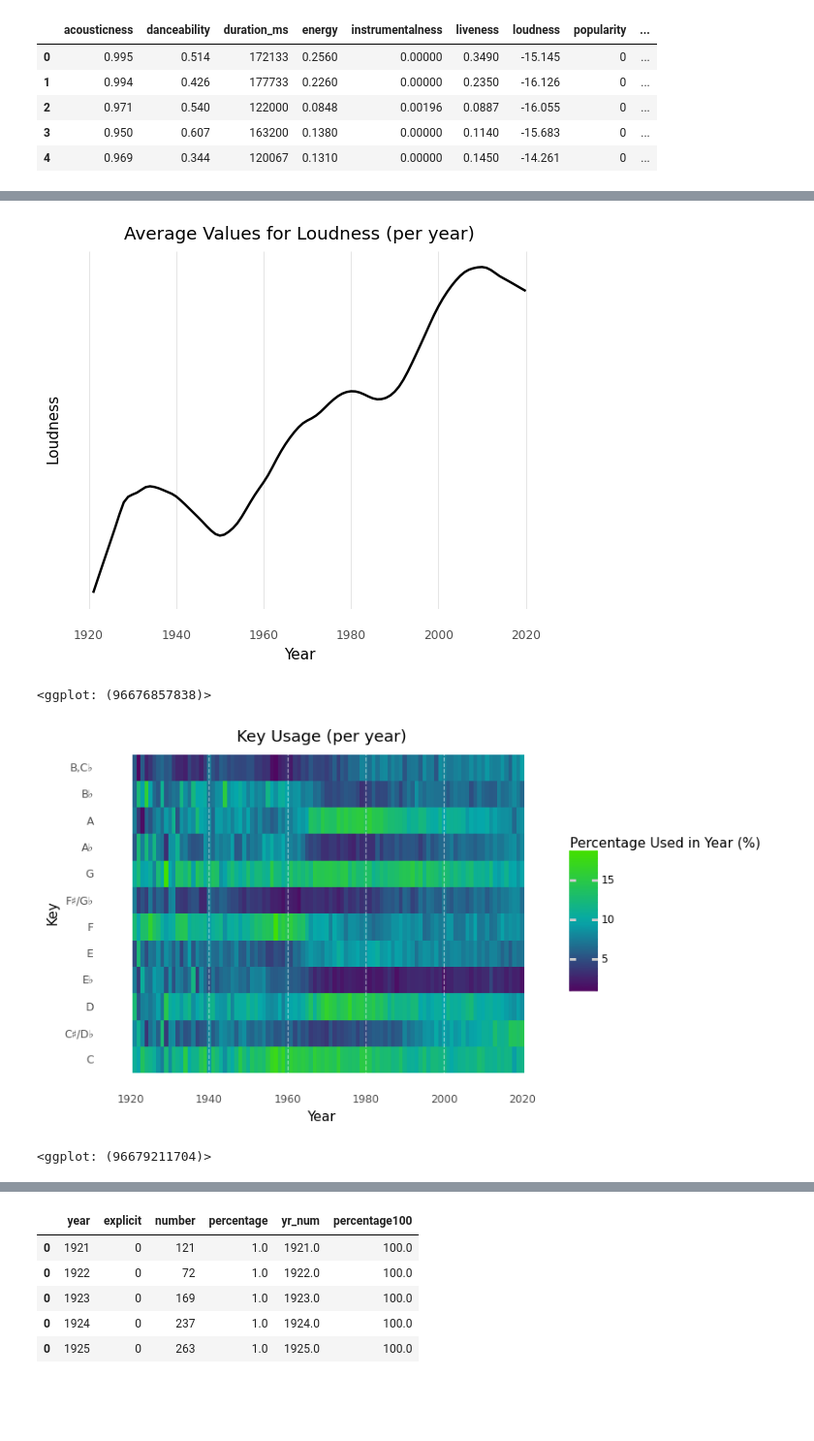
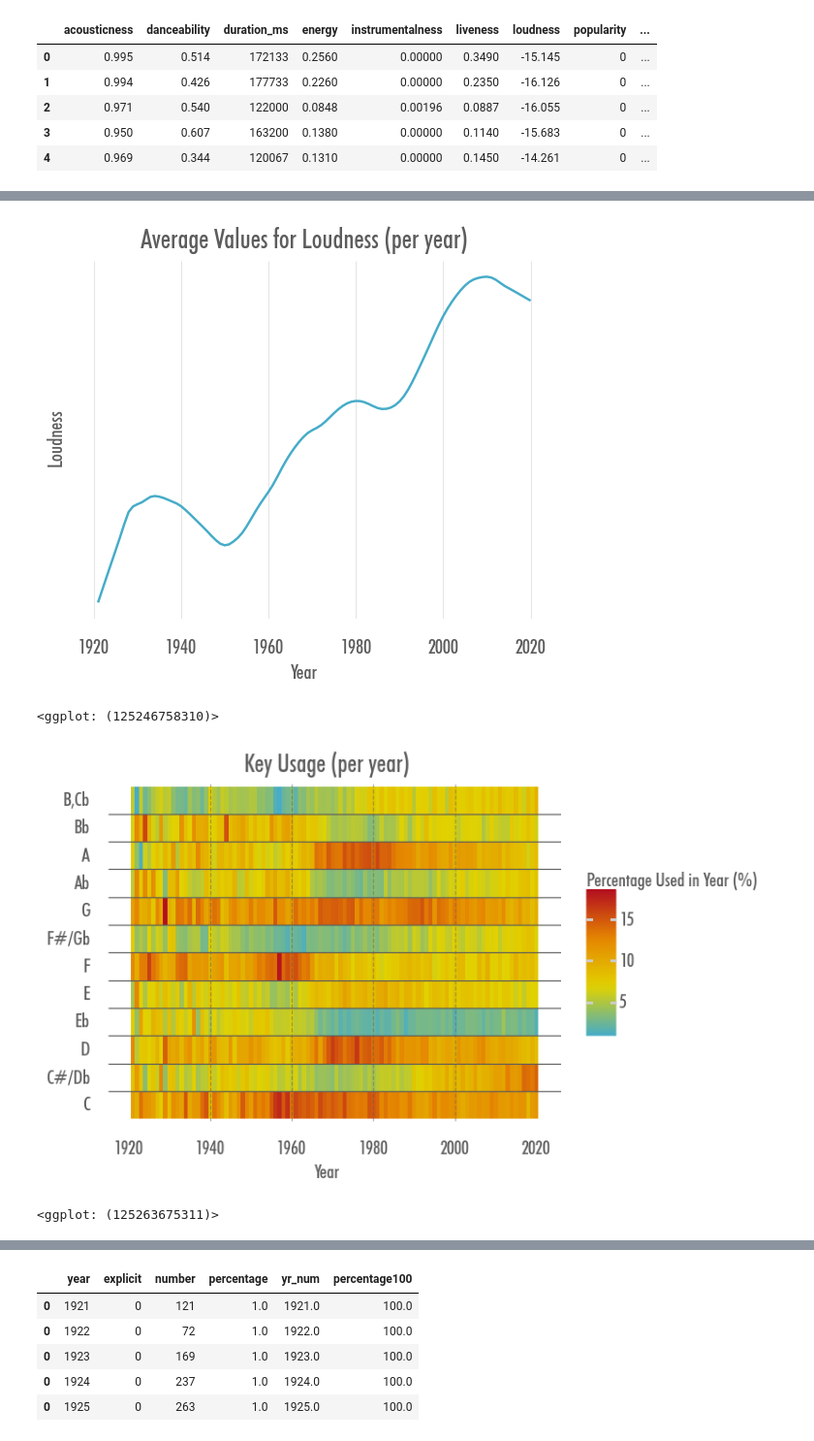
Before and after one commit to danshaub/CPSC392-Final-Project, a Jupyter notebook: Notebooks/Dan-FP.ipynb, the cells around one changed output, grey strips where cells are left out. Shown: that part at 97% size. Drawn from its saved outputs; the diff is of its cells as text; code cells hidden in the pictures; blank space fills up the shorter version.

```diff
--- a/Notebooks/Dan-FP.ipynb
+++ b/Notebooks/Dan-FP.ipynb
@@ -25,6 +25,12 @@ from mizani.formatters import date_format
 %matplotlib inline
 
 np.random.seed(11132009)
+# %%
+import matplotlib.font_manager as fm
+fpath = '../Personal Folders/Dan/futura_medium_condensed_bt.ttf'
+futura = fm.FontProperties(fname=fpath)
+
+FMF_Pallette = ["#5C5C5C","#46ACC8","#E2D200","#DD8D29","#E58601","#B40F20"]
 # %% [markdown]
 ## 1- What insights can we find by analyzing variable trends over the years?
 # %%
@@ -121,7 +127,7 @@ for i in range (1921, 2021):
     percent_modes = num_modes / yrDF.shape[0]
 
     # Add each year/mode pair to the mode_distro_1 DF
-    for j in range (0, 2):
+    for j in range (1, 2):
         mode_distro_1 = mode_distro_1.append(pd.DataFrame({"year":[i],
                                                            "mode": [j],
                                                            "number": [num_modes[j]],
@@ -212,40 +224,52 @@ data_agg_1["duration_min"] = data_agg_1["duration_ms"].div(60000)
 # %%
 (ggplot(data_agg_1)
- + geom_smooth(aes(x = "yr_num", y = "loudness"), span=.15, se=False)
+ + geom_smooth(aes(x = "yr_num", y = "loudness"), color=FMF_Pallette[1], span=.15, se=False)
  + scale_x_continuous(limits=(1920,2020), breaks = range(1920,2021,20))
  + theme_minimal()
- + theme(panel_grid_minor=element_blank(), panel_grid_major_y=element_blank(), axis_text_y=element_blank())
+ + theme(panel_grid_minor=element_blank(),
+         panel_grid_major_y=element_blank(),
+         axis_text_y=element_blank(),
+         text=element_text(fontproperties=futura, color=FMF_Pallette[0], size=15),
+         plot_title=element_text(size=20))
  + ggtitle("Average Values for Loudness (per year)")
  + labs(x="Year", y="Loudness")
 )
 # %% [output]
-[figure, old version]
+[figure, new version]
-<ggplot: (96676857838)>
+<ggplot: (125246758310)>
 # %%
 key_distro_1["percentage100"] = key_distro_1["percentage"] * 100
 # %%
+FMF_Pallette2 = ["#46ACC8","#E2D200", "#E58601", "#B40F20"]
+# FMF_Pallette.reverse()
+
 (ggplot(key_distro_1, aes(x = "yr_num", y = "key", fill = "percentage100"))
  + geom_tile()
  + scale_x_continuous(limits=(1920,2021), breaks = range(1920,2021,20))
  + scale_y_discrete(breaks=range(0,12), labels=["C",
-                                                "C♯/D♭",
+                                                "C#/Db",
                                                 "D",
-                                                "E♭",
+                                                "Eb",
                                                 "E",
                                                 "F",
-                                                "F♯/G♭",
+                                                "F#/Gb",
                                                 "G",
-                                                "A♭",
+                                                "Ab",
                                                 "A",
-                                                "B♭",
-                                                "B,C♭"])
- + geom_vline(xintercept=[1940,1960,1980,2000], linetype="dashed", color="#ffffff88")
- + scale_fill_gradientn(["#500660","#05A8AA","#43E000"], name="Percentage Used in Year (%)",)
+                                                "Bb",
+                                                "B,Cb"])
+ + geom_vline(xintercept=[1940,1960,1980,2000], linetype="dashed", color="#5C5C5C7F")
+ + geom_hline(yintercept=np.array(range(1,12))+.5, color=FMF_Pallette[0])
+#  + scale_fill_gradientn(["#500660","#05A8AA","#43E000"], name="Percentage Used in Year (%)",)
+ + scale_fill_gradientn(FMF_Pallette2, name="Percentage Used in Year (%)",)
  + theme_minimal()
  + ggtitle("Key Usage (per year)")
- + labs(x="Year", y="Key", color="Mode")
- + theme(panel_grid_minor=element_blank(), panel_grid_major=element_blank())
+ + labs(x="Year", y="")
+ + theme(panel_grid_minor=element_blank(),
+         panel_grid_major=element_blank(),
+         text=element_text(fontproperties=futura, color=FMF_Pallette[0], size=15),
+         plot_title=element_text(size=20))
 )
 # %% [output]
-[figure, old version]
+[figure, new version]
-<ggplot: (96679211704)>
+<ggplot: (125263675311)>
```
Also changed, not shown: parts of 7 cells of this notebook, 4 other files.
